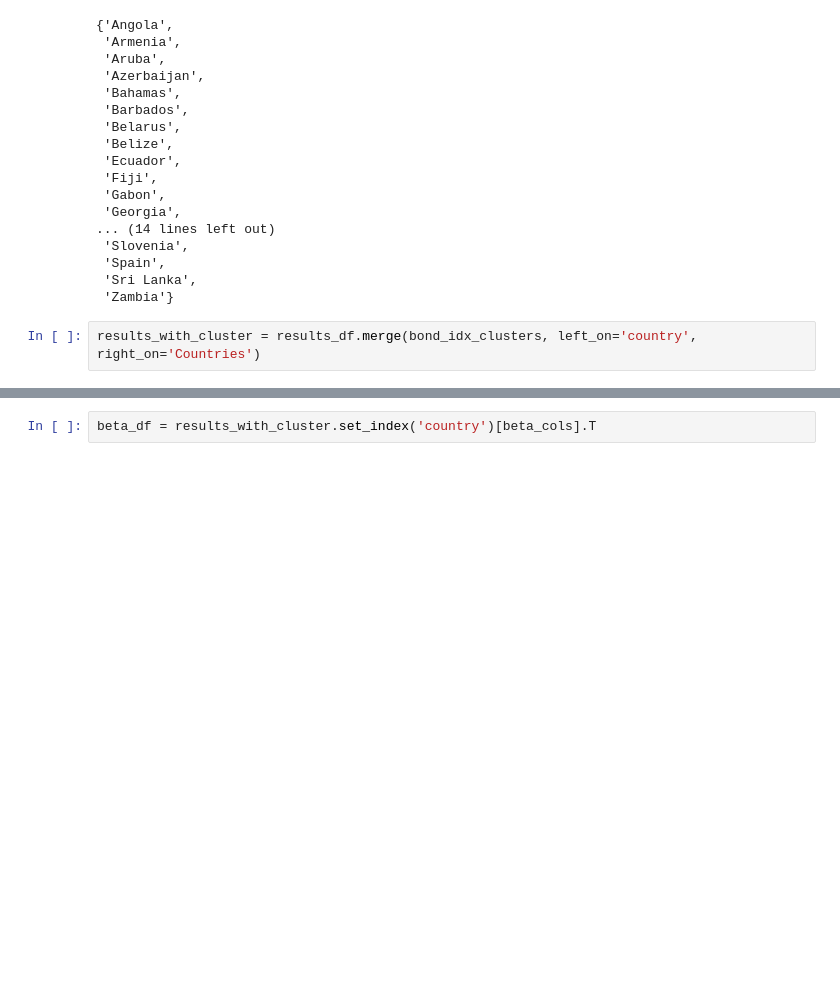
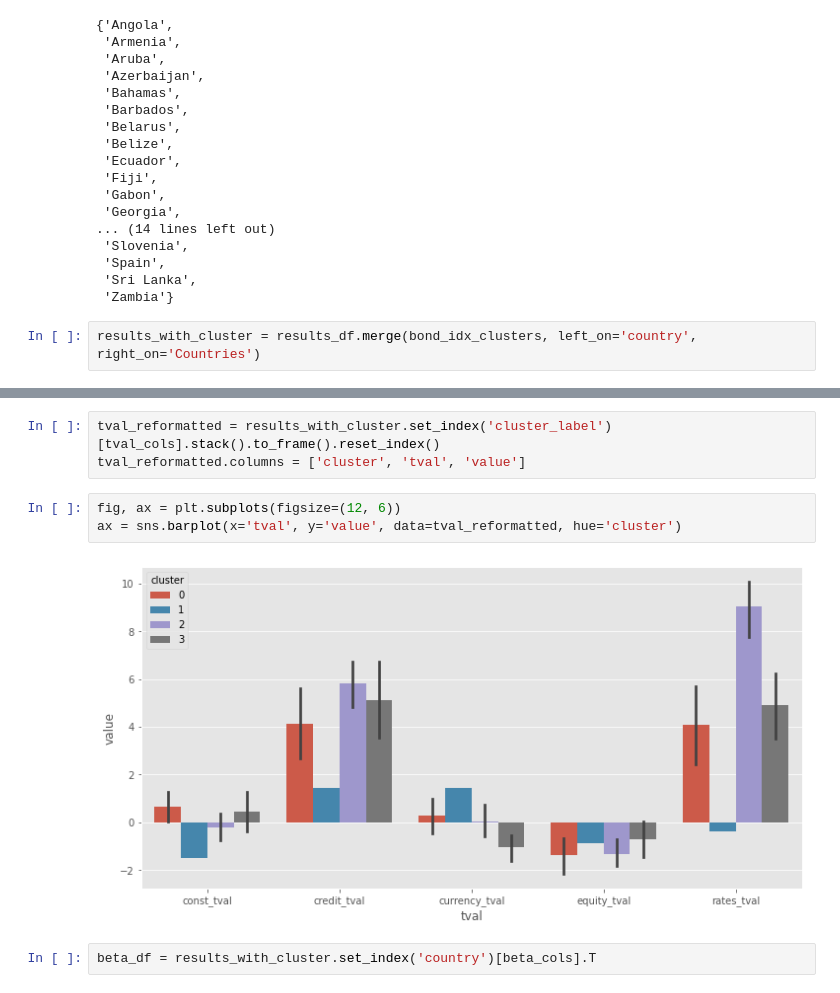
Before and after one commit to wingwingz/AFP, a Jupyter notebook: Risk Premia/bond.ipynb, the cells around one changed output, grey strips where cells are left out. Saved outputs shown, nothing was run; the diff lists cells and outputs as text; blank space fills up the shorter version.

```diff
--- a/Risk Premia/bond.ipynb
+++ b/Risk Premia/bond.ipynb
@@ -243,3 +257,11 @@ results_with_cluster.groupby('cluster_label')[beta_cols].describe().T.round(3)
+# %%
+tval_reformatted = results_with_cluster.set_index('cluster_label')[tval_cols].stack().to_frame().reset_index()
+tval_reformatted.columns = ['cluster', 'tval', 'value']
+# %%
+fig, ax = plt.subplots(figsize=(12, 6))
+ax = sns.barplot(x='tval', y='value', data=tval_reformatted, hue='cluster')
+# %% [output]
+[figure, added]
 # %%
 beta_df = results_with_cluster.set_index('country')[beta_cols].T
 # %%
```
Also changed, not shown: parts of 9 cells of this notebook, 26 other files.
